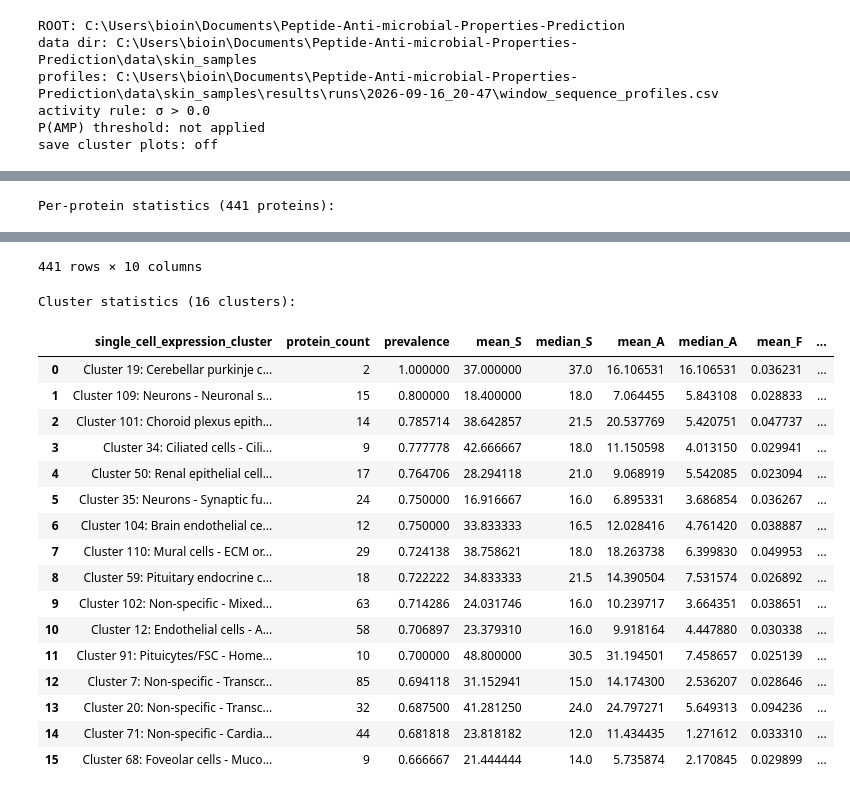
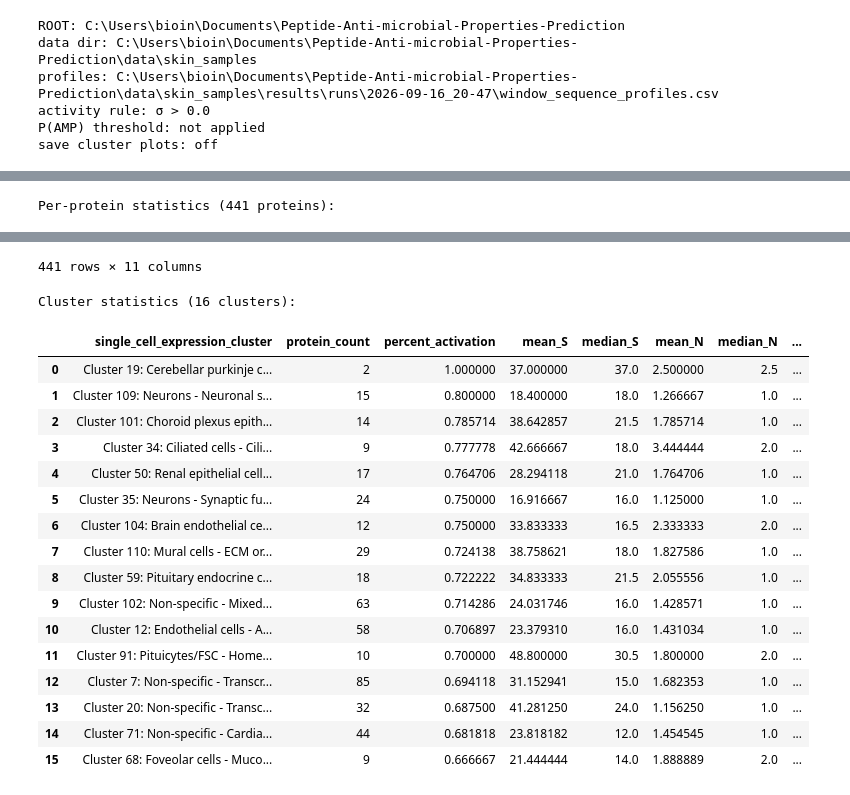
Before and after one commit to KYinXu/Peptide-Anti-microbial-Properties-Prediction, a Jupyter notebook: notebooks/windowed_DNGC_analysis.ipynb, the cells around one changed output, grey strips where cells are left out. Cells and saved outputs as stored; diff of their text form; code cells hidden in the pictures.

Commit message:
Update skin protein analysis notebook; Rename proteome analysis

```diff
--- a/notebooks/windowed_DNGC_analysis.ipynb
+++ b/notebooks/windowed_DNGC_analysis.ipynb
@@ -10,7 +10,7 @@ import matplotlib.pyplot as plt
 import numpy as np
 import pandas as pd
 from IPython.display import display
-from matplotlib.ticker import MaxNLocator, MultipleLocator
+from matplotlib.ticker import MaxNLocator
 
 plt.style.use("seaborn-v0_8-whitegrid")
 
@@ -64,7 +64,7 @@ MAX_OVERLAY_TRACES = 40
 INCLUDE_UNASSIGNED = False
 CLUSTER_SUBSTRING: str | None = None
 MAX_CLUSTERS: int | None = 16
-CLUSTER_ORDER_BY = "prevalence"
+CLUSTER_ORDER_BY = "percent_activation"  # display setting; cluster order always uses mean-profile percent activation
 CLUSTER_ORDER_DESCENDING = True
 EXPECTED_CLUSTER_COUNT: int | None = 108
 
@@ -76,10 +76,6 @@ PLOT_GRID_COLUMNS = 4
 SAVE_ALL_CLUSTER_PLOTS = False
 SAVE_DPI = 200
 CLUSTER_PLOT_DIR = RESULTS_ROOT / "dngc_cluster_plots"
-DNGC_BIN_WIDTH = 0.05
-AUC_BIN_WIDTH = 0.5
-S_BIN_WIDTH = 5.0
-F_BIN_WIDTH = 0.05
 
 print("ROOT:", ROOT)
 print("data dir:", DATA_PATH)
@@ -352,10 +389,11 @@ def protein_statistics_table(groups: list[ClusterGroup]) -> pd.DataFrame:
                     "id": item.id,
                     "name": item.name,
                     CLUSTER_COL: item.cluster,
-                    "cluster_prevalence": group.prevalence,
+                    "cluster_percent_activation": group.percent_activation,
                     "protein_length": item.sequence_length,
-                    "S_active_positions": stats.active_positions,
-                    "has_activity": stats.active_positions > 0,
+                    "S_prevalence": stats.prevalence,
+                    "N_fragment_count": stats.fragment_count,
+                    "has_activity": stats.prevalence > 0,
                     "A_potency_auc": stats.potency_auc,
                     "F_coverage": stats.coverage,
                     "DNGC": stats.dngc,
@@ -379,9 +417,11 @@ def cluster_statistics_table(groups: list[ClusterGroup]) -> pd.DataFrame:
         {
             CLUSTER_COL: [group.name for group in groups],
             "protein_count": [group.n for group in groups],
-            "prevalence": [group.prevalence for group in groups],
-            "mean_S": [group.mean_active_positions for group in groups],
-            "median_S": [median_metric(group, "active_positions") for group in groups],
+            "percent_activation": [group.percent_activation for group in groups],
+            "mean_S": [group.mean_prevalence for group in groups],
+            "median_S": [median_metric(group, "prevalence") for group in groups],
+            "mean_N": [group.mean_fragment_count for group in groups],
+            "median_N": [median_metric(group, "fragment_count") for group in groups],
             "mean_A": [group.mean_potency for group in groups],
             "median_A": [median_metric(group, "potency_auc") for group in groups],
             "mean_F": [group.mean_coverage for group in groups],
@@ -407,30 +447,30 @@ Per-protein statistics (441 proteins):
 | 0 | sp|Q8NHH9|ATLA2_HUMAN | Atlastin-2 | Cluster 19: Cerebellar purkinje c... | 1.000000 | 583 | 32 | ... |
 | 1 | sp|O15020|SPTN2_HUMAN | Spectrin beta chain, non-erythroc... | Cluster 19: Cerebellar purkinje c... | 1.000000 | 2390 | 42 | ... |
 | 2 | sp|P51649|SSDH_HUMAN | Succinate-semialdehyde dehydrogen... | Cluster 109: Neurons - Neuronal s... | 0.800000 | 535 | 30 | ... |
 | 3 | sp|P35612|ADDB_HUMAN | Beta-adducin | Cluster 109: Neurons - Neuronal s... | 0.800000 | 726 | 25 | ... |
 | 4 | sp|O00533|NCHL1_HUMAN | Neural cell adhesion molecule L1-... | Cluster 109: Neurons - Neuronal s... | 0.800000 | 1208 | 22 | ... |
 | ... | ... | ... | ... | ... | ... | ... | ... |
 | 436 | sp|Q8IY21|DDX60_HUMAN | Probable ATP-dependent RNA helica... | Cluster 68: Foveolar cells - Muco... | 0.666667 | 1712 | 35 | ... |
 | 437 | sp|O14791|APOL1_HUMAN | Apolipoprotein L1 | Cluster 68: Foveolar cells - Muco... | 0.666667 | 398 | 5 | ... |
 | 438 | sp|P42330|AK1C3_HUMAN | Aldo-keto reductase family 1 memb... | Cluster 68: Foveolar cells - Muco... | 0.666667 | 323 | 0 | ... |
 | 439 | sp|Q8NBJ4|GOLM1_HUMAN | Golgi membrane protein 1 | Cluster 68: Foveolar cells - Muco... | 0.666667 | 401 | 0 | ... |
 | 440 | sp|P15941|MUC1_HUMAN | Mucin-1 | Cluster 68: Foveolar cells - Muco... | 0.666667 | 1255 | 0 | ... |
-441 rows × 10 columns
+441 rows × 11 columns
 Cluster statistics (16 clusters):
-|  | single_cell_expression_cluster | protein_count | prevalence | mean_S | median_S | mean_A | median_A | mean_F | ... |
-| 0 | Cluster 19: Cerebellar purkinje c... | 2 | 1.000000 | 37.000000 | 37.0 | 16.106531 | 16.106531 | 0.036231 | ... |
-| 1 | Cluster 109: Neurons - Neuronal s... | 15 | 0.800000 | 18.400000 | 18.0 | 7.064455 | 5.843108 | 0.028833 | ... |
-| 2 | Cluster 101: Choroid plexus epith... | 14 | 0.785714 | 38.642857 | 21.5 | 20.537769 | 5.420751 | 0.047737 | ... |
-| 3 | Cluster 34: Ciliated cells - Cili... | 9 | 0.777778 | 42.666667 | 18.0 | 11.150598 | 4.013150 | 0.029941 | ... |
-| 4 | Cluster 50: Renal epithelial cell... | 17 | 0.764706 | 28.294118 | 21.0 | 9.068919 | 5.542085 | 0.023094 | ... |
-| 5 | Cluster 35: Neurons - Synaptic fu... | 24 | 0.750000 | 16.916667 | 16.0 | 6.895331 | 3.686854 | 0.036267 | ... |
-| 6 | Cluster 104: Brain endothelial ce... | 12 | 0.750000 | 33.833333 | 16.5 | 12.028416 | 4.761420 | 0.038887 | ... |
-| 7 | Cluster 110: Mural cells - ECM or... | 29 | 0.724138 | 38.758621 | 18.0 | 18.263738 | 6.399830 | 0.049953 | ... |
-| 8 | Cluster 59: Pituitary endocrine c... | 18 | 0.722222 | 34.833333 | 21.5 | 14.390504 | 7.531574 | 0.026892 | ... |
-| 9 | Cluster 102: Non-specific - Mixed... | 63 | 0.714286 | 24.031746 | 16.0 | 10.239717 | 3.664351 | 0.038651 | ... |
-| 10 | Cluster 12: Endothelial cells - A... | 58 | 0.706897 | 23.379310 | 16.0 | 9.918164 | 4.447880 | 0.030338 | ... |
-| 11 | Cluster 91: Pituicytes/FSC - Home... | 10 | 0.700000 | 48.800000 | 30.5 | 31.194501 | 7.458657 | 0.025139 | ... |
-| 12 | Cluster 7: Non-specific - Transcr... | 85 | 0.694118 | 31.152941 | 15.0 | 14.174300 | 2.536207 | 0.028646 | ... |
-| 13 | Cluster 20: Non-specific - Transc... | 32 | 0.687500 | 41.281250 | 24.0 | 24.797271 | 5.649313 | 0.094236 | ... |
-| 14 | Cluster 71: Non-specific - Cardia... | 44 | 0.681818 | 23.818182 | 12.0 | 11.434435 | 1.271612 | 0.033310 | ... |
-| 15 | Cluster 68: Foveolar cells - Muco... | 9 | 0.666667 | 21.444444 | 14.0 | 5.735874 | 2.170845 | 0.029899 | ... |
+|  | single_cell_expression_cluster | protein_count | percent_activation | mean_S | median_S | mean_N | median_N | ... |
+| 0 | Cluster 19: Cerebellar purkinje c... | 2 | 1.000000 | 37.000000 | 37.0 | 2.500000 | 2.5 | ... |
+| 1 | Cluster 109: Neurons - Neuronal s... | 15 | 0.800000 | 18.400000 | 18.0 | 1.266667 | 1.0 | ... |
+| 2 | Cluster 101: Choroid plexus epith... | 14 | 0.785714 | 38.642857 | 21.5 | 1.785714 | 1.0 | ... |
+| 3 | Cluster 34: Ciliated cells - Cili... | 9 | 0.777778 | 42.666667 | 18.0 | 3.444444 | 2.0 | ... |
+| 4 | Cluster 50: Renal epithelial cell... | 17 | 0.764706 | 28.294118 | 21.0 | 1.764706 | 1.0 | ... |
+| 5 | Cluster 35: Neurons - Synaptic fu... | 24 | 0.750000 | 16.916667 | 16.0 | 1.125000 | 1.0 | ... |
+| 6 | Cluster 104: Brain endothelial ce... | 12 | 0.750000 | 33.833333 | 16.5 | 2.333333 | 2.0 | ... |
+| 7 | Cluster 110: Mural cells - ECM or... | 29 | 0.724138 | 38.758621 | 18.0 | 1.827586 | 1.0 | ... |
+| 8 | Cluster 59: Pituitary endocrine c... | 18 | 0.722222 | 34.833333 | 21.5 | 2.055556 | 1.0 | ... |
+| 9 | Cluster 102: Non-specific - Mixed... | 63 | 0.714286 | 24.031746 | 16.0 | 1.428571 | 1.0 | ... |
+| 10 | Cluster 12: Endothelial cells - A... | 58 | 0.706897 | 23.379310 | 16.0 | 1.431034 | 1.0 | ... |
+| 11 | Cluster 91: Pituicytes/FSC - Home... | 10 | 0.700000 | 48.800000 | 30.5 | 1.800000 | 2.0 | ... |
+| 12 | Cluster 7: Non-specific - Transcr... | 85 | 0.694118 | 31.152941 | 15.0 | 1.682353 | 1.0 | ... |
+| 13 | Cluster 20: Non-specific - Transc... | 32 | 0.687500 | 41.281250 | 24.0 | 1.156250 | 1.0 | ... |
+| 14 | Cluster 71: Non-specific - Cardia... | 44 | 0.681818 | 23.818182 | 12.0 | 1.454545 | 1.0 | ... |
+| 15 | Cluster 68: Foveolar cells - Muco... | 9 | 0.666667 | 21.444444 | 14.0 | 1.888889 | 2.0 | ... |
```
Also changed, not shown: parts of 21 cells of this notebook, 5 other files.
